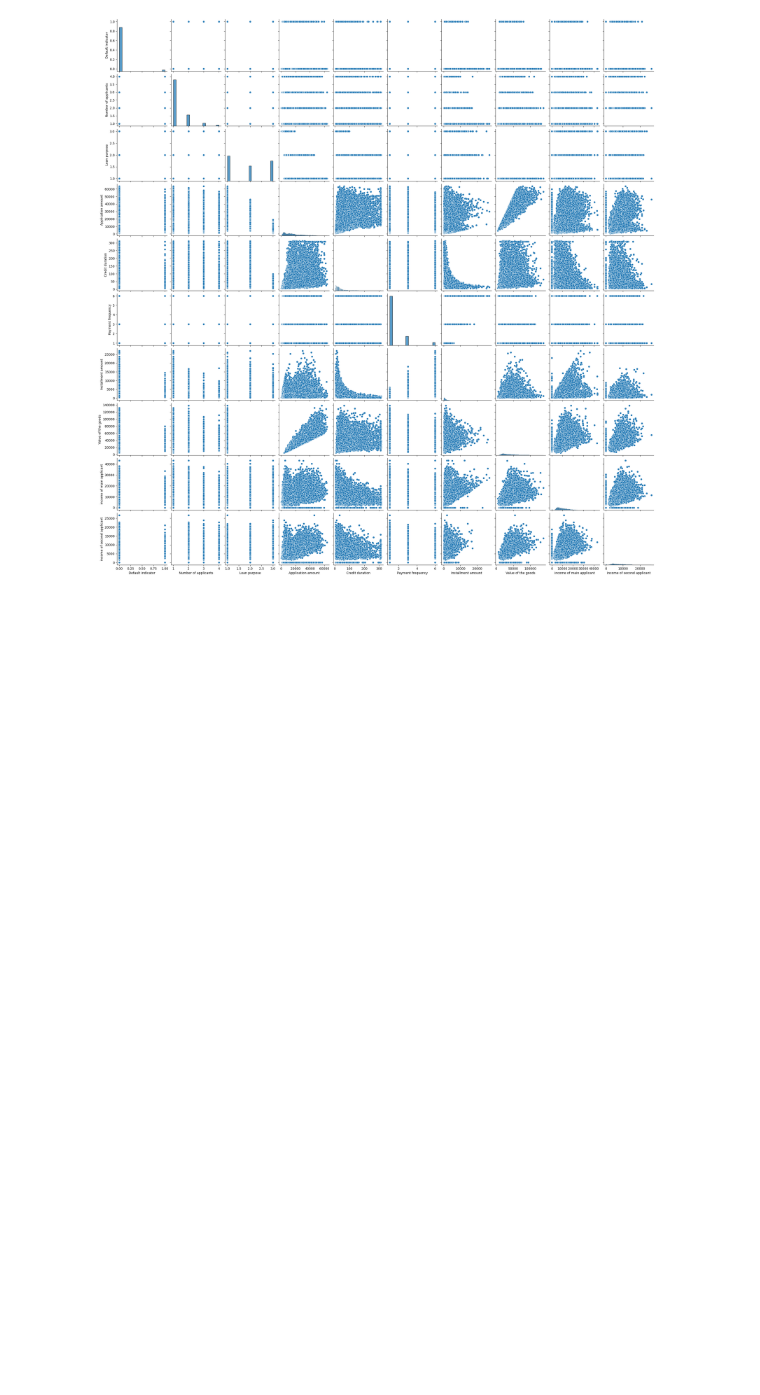
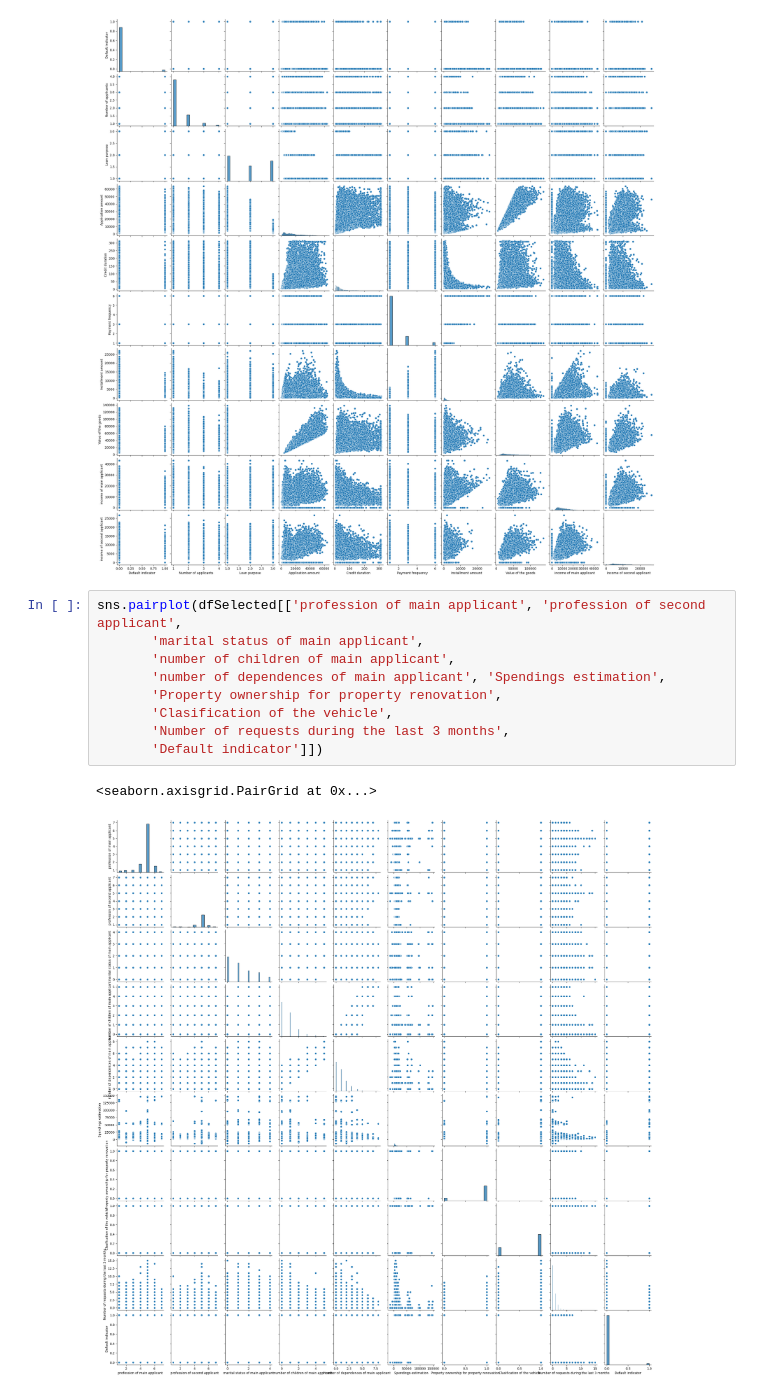
Before and after one commit to Jagodno/Pre-selection-Assignment, a Jupyter notebook: jupyter_notebooks/lukaszEda.ipynb, the cells around one changed output. Saved outputs shown, nothing was run; the diff lists cells and outputs as text; blank space fills up the shorter version.

Commit message:
Add pairplots

```diff
--- a/jupyter_notebooks/lukaszEda.ipynb
+++ b/jupyter_notebooks/lukaszEda.ipynb
@@ -190,3 +190,15 @@ sns.pairplot(dfSelected[['Default indicator', 'Number of applicants',
 # %% [output]
 <seaborn.axisgrid.PairGrid at 0x...>
 [figure]
+# %%
+sns.pairplot(dfSelected[['profession of main applicant', 'profession of second applicant',
+       'marital status of main applicant',
+       'number of children of main applicant',
+       'number of dependences of main applicant', 'Spendings estimation',
+       'Property ownership for property renovation',
+       'Clasification of the vehicle',
+       'Number of requests during the last 3 months',
+       'Default indicator']])
+# %% [output]
+<seaborn.axisgrid.PairGrid at 0x...>
+[figure, added]
```
Also changed, not shown: parts of 6 cells of this notebook.
